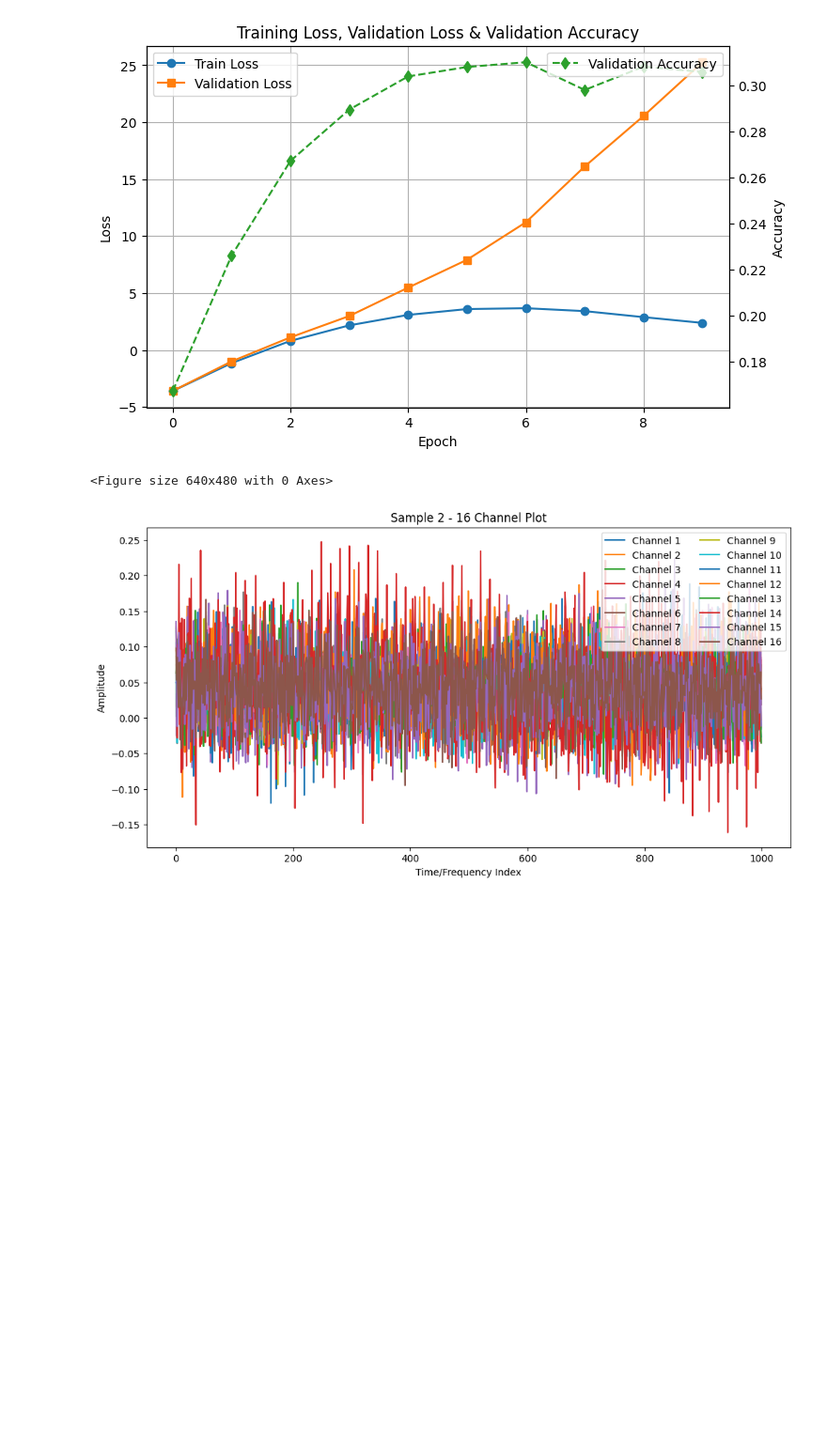
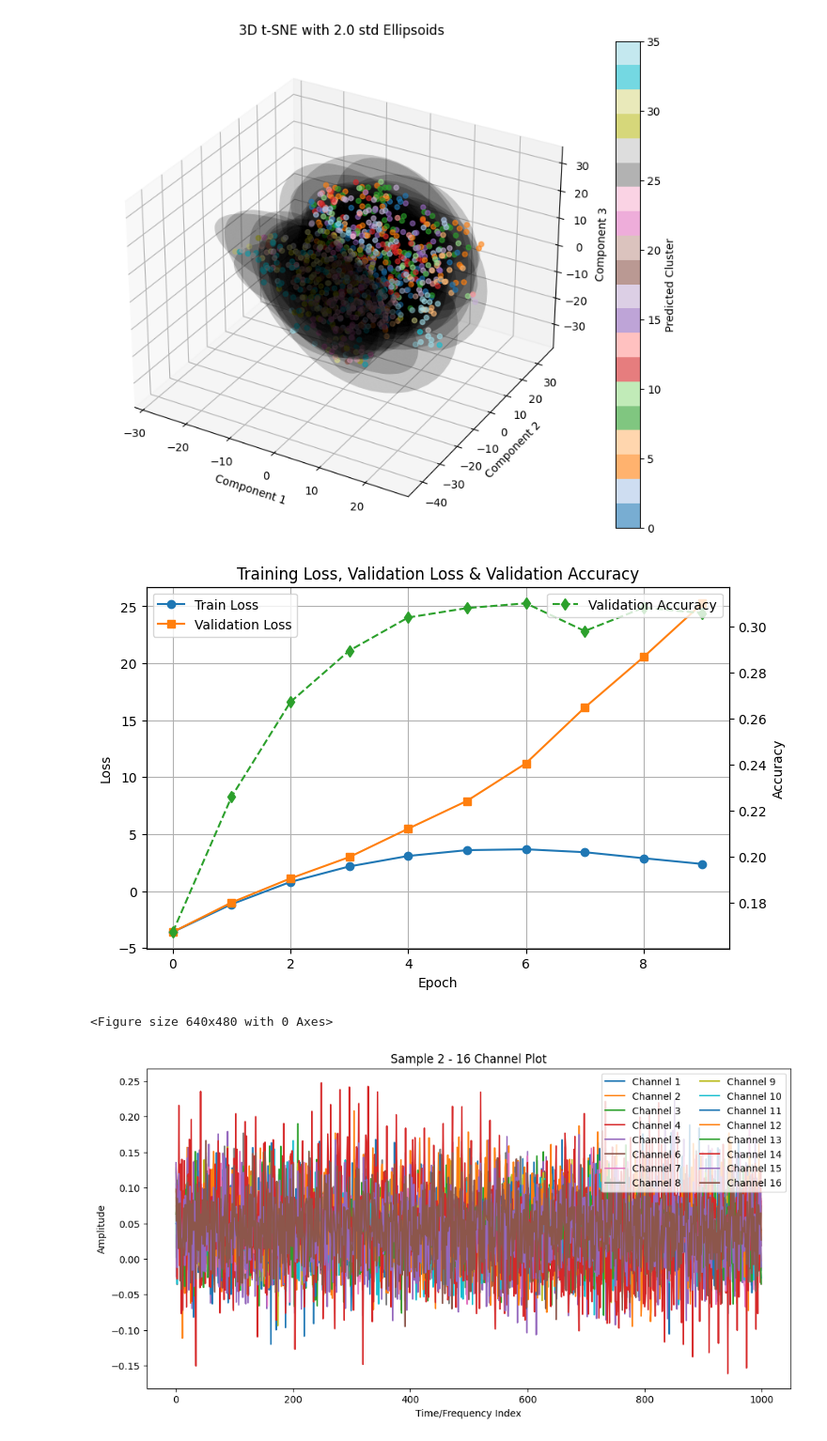
Before and after one commit to lklostermair/tum-adlr-wise24-17, a Jupyter notebook: affine_on_real_img_gmm.ipynb, the cells around one changed output. Shown at 94% size. Drawn from its saved outputs; the diff is of its cells as text; code cells hidden in the pictures; blank space fills up the shorter version.

```diff
--- a/affine_on_real_img_gmm.ipynb
+++ b/affine_on_real_img_gmm.ipynb
@@ -257,3 +591,97 @@ Epoch 6: Train Loss: 0.0012, Val Loss: 0.0110, Val Acc: 0.3080
+# %%
+import numpy as np
+import torch
+import matplotlib.pyplot as plt
+from mpl_toolkits.mplot3d import Axes3D  # ensures 3D projection is registered
+
+# Suppose Z_3d is your 3D t-SNE output of shape (n_samples, 3)
+# and Cs is your cluster assignment (length n_samples)
+# We'll write a helper function to plot a 3D ellipsoid
+
+def plot_ellipsoid_3d(ax, mean, cov, n_std=2.0, color='red', alpha=0.2):
+    """
+    Plot a 3D ellipsoid representing the n_std Gaussian contour
+    given a 3D mean and 3x3 covariance matrix.
+    """
+    # Eigen-decompose the covariance matrix
+    eigenvalues, eigenvectors = np.linalg.eigh(cov)
+
+    # Sort eigenvalues (and vectors) from largest to smallest
+    order = np.argsort(eigenvalues)[::-1]
+    eigenvalues, eigenvectors = eigenvalues[order], eigenvectors[:, order]
+
+    # Radii for the ellipsoid (the std in each principal direction)
+    radii = n_std * np.sqrt(eigenvalues)
+
+    # Generate data for a unit sphere
+    n_points = 50
+    phi = np.linspace(0, np.pi, n_points)
+    theta = np.linspace(0, 2*np.pi, n_points)
+    phi, theta = np.meshgrid(phi, theta)
+
+    # Parametric equations for the sphere
+    x = np.sin(phi) * np.cos(theta)
+    y = np.sin(phi) * np.sin(theta)
+    z = np.cos(phi)
+
+    # Combine into a single matrix (3 x n_points*n_points)
+    # shape -> (3, n_points^2)
+    xyz = np.vstack([x.flatten(), y.flatten(), z.flatten()])
+
+    # Scale by the ellipsoid radii
+    # and rotate by the eigenvectors
+    # final shape -> (3, n_points^2)
+    scaled_rotated_xyz = (eigenvectors @ np.diag(radii) @ xyz).T
+
+    # Now translate by the mean
+    scaled_rotated_xyz += mean
+
+    # Reshape for plotting (n_points, n_points, 3)
+    X_ell = scaled_rotated_xyz[:, 0].reshape(n_points, n_points)
+    Y_ell = scaled_rotated_xyz[:, 1].reshape(n_points, n_points)
+    Z_ell = scaled_rotated_xyz[:, 2].reshape(n_points, n_points)
+
+    # Plot the surface
+    ax.plot_surface(X_ell, Y_ell, Z_ell, color=color, alpha=alpha, linewidth=0)
+
+# Example usage:
+def plot_3d_tsne_with_ellipsoids(Z_3d, Cs, n_clusters=36, n_std=2.0):
+    fig = plt.figure(figsize=(10, 8))
+    ax = fig.add_subplot(111, projection='3d')
+
+    # Scatter all points
+    scatter = ax.scatter(Z_3d[:, 0], Z_3d[:, 1], Z_3d[:, 2],
+                         c=Cs, cmap='tab20', alpha=0.6, s=20)
+
+    # For each cluster, compute mean & covariance in 3D
+    unique_clusters = np.unique(Cs)
+    for k in unique_clusters:
+        idx = np.where(Cs == k)[0]
+        points_k = Z_3d[idx, :]  # shape (num_points_in_k, 3)
+
+        if len(points_k) < 2:
+            # Not enough points to compute a covariance
+            continue
+
+        mean_k = points_k.mean(axis=0)
+        cov_k = np.cov(points_k.T)  # shape (3, 3)
+
+        # Plot the 3D ellipsoid
+        # You can choose color or alpha as you like
+        plot_ellipsoid_3d(ax, mean_k, cov_k, n_std=n_std,
+                          color='black', alpha=0.1)
+
+    ax.set_title(f'3D t-SNE with {n_std} std Ellipsoids')
+    ax.set_xlabel('Component 1')
+    ax.set_ylabel('Component 2')
+    ax.set_zlabel('Component 3')
+    fig.colorbar(scatter, ax=ax, label='Predicted Cluster')
+    plt.show()
+
+# Then just call the function:
+plot_3d_tsne_with_ellipsoids(Z_3d, Cs.numpy(), n_clusters=36, n_std=2.0)
+# %% [output]
+[figure, added]
 # %%
 import matplotlib.pyplot as plt
 
```
Also changed, not shown: parts of 11 cells of this notebook, 2 other files.
